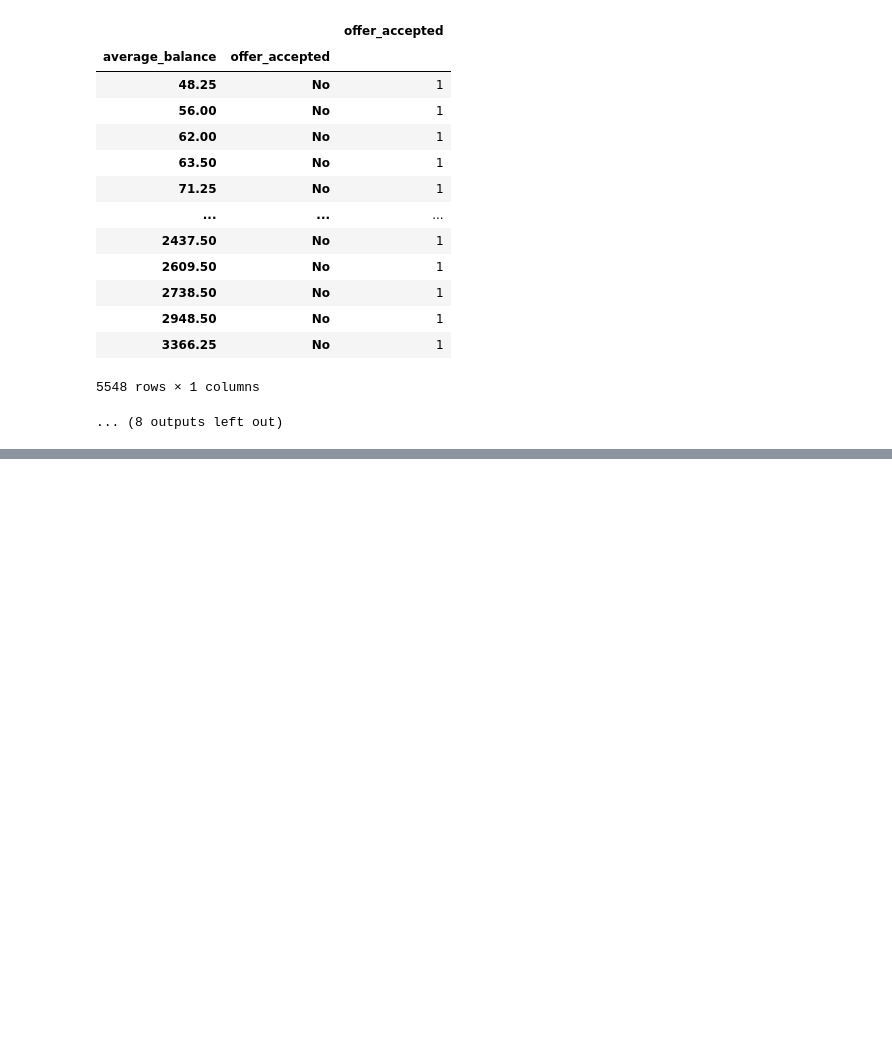
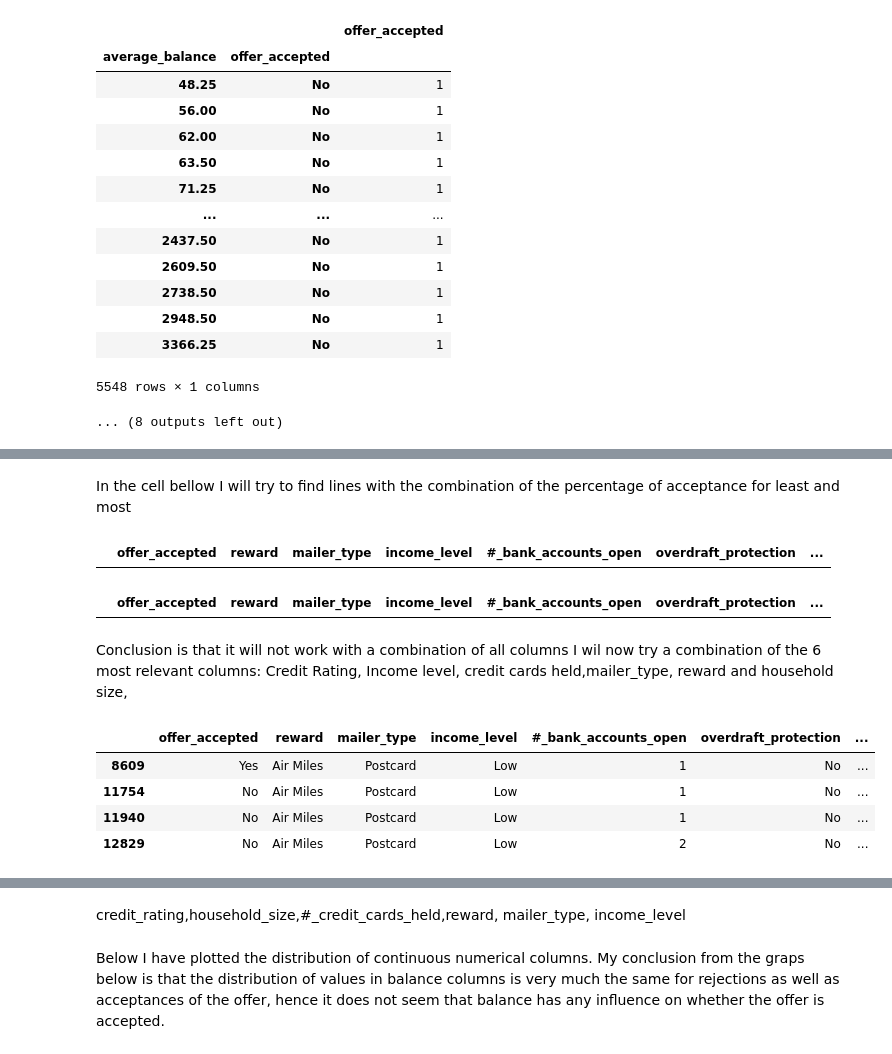
Before and after one commit to Amuyen/midbootcamp-project, a Jupyter notebook: notebooks/cleaning.ipynb, the cells around one changed output, grey strips where cells are left out. Saved outputs shown, nothing was run; the diff lists cells and outputs as text; code cells hidden in the pictures; blank space fills up the shorter version.

```diff
--- a/notebooks/cleaning.ipynb
+++ b/notebooks/cleaning.ipynb
@@ -191,0 +291,34 @@ for i in functions.countbygroup(customers,'offer_accepted').values():
+# %% [markdown]
+In the cell bellow I will try to find lines with the combination of  the percentage of acceptance for least and most
+# %%
+def prone(df,dc):
+    for key,value in dc.items():
+        df=df[df[key]==value]
+    return df
+
+
+display(prone(customers,least_prone_to_accept))
+display(prone(customers,most_prone_to_accept))
+# %% [output]
+|  | offer_accepted | reward | mailer_type | income_level | #_bank_accounts_open | overdraft_protection | ... |
+|  | offer_accepted | reward | mailer_type | income_level | #_bank_accounts_open | overdraft_protection | ... |
+# %% [markdown]
+Conclusion is that it will not work with a combination of all columns
+I wil now try  a combination of the 6 most relevant columns: Credit Rating, Income level, credit cards held,mailer_type, reward and household size,
+# %%
+cols_corr=['credit_rating','household_size','#_credit_cards_held','reward', 'mailer_type', 'income_level']
+new_most={}
+new_least={}
+for i in cols_corr:
+    new_most[i]=most_prone_to_accept[i]
+    new_least[i]=least_prone_to_accept[i]
+
+display(prone(customers,new_most))
+
+display(prone(customers,new_least))
+# %% [output]
+|  | offer_accepted | reward | mailer_type | income_level | #_bank_accounts_open | overdraft_protection | ... |
+| 8609 | Yes | Air Miles | Postcard | Low | 1 | No | ... |
+| 11754 | No | Air Miles | Postcard | Low | 1 | No | ... |
+| 11940 | No | Air Miles | Postcard | Low | 1 | No | ... |
+| 12829 | No | Air Miles | Postcard | Low | 2 | No | ... |
@@ -192 +328,6 @@ for i in functions.countbygroup(customers,'offer_accepted').values():
+# %% [markdown]
+credit_rating,household_size,#_credit_cards_held,reward, mailer_type, income_level
+# %% [markdown]
+Below I have plotted the distribution of continuous numerical columns.
+My conclusion from the graps below is that the distribution of values in balance columns is very much the same for rejections as well as acceptances of the offer, hence it does not seem that balance has any influence on  whether the offer is accepted.
 # %%
```
Also changed, not shown: parts of 18 cells of this notebook.
